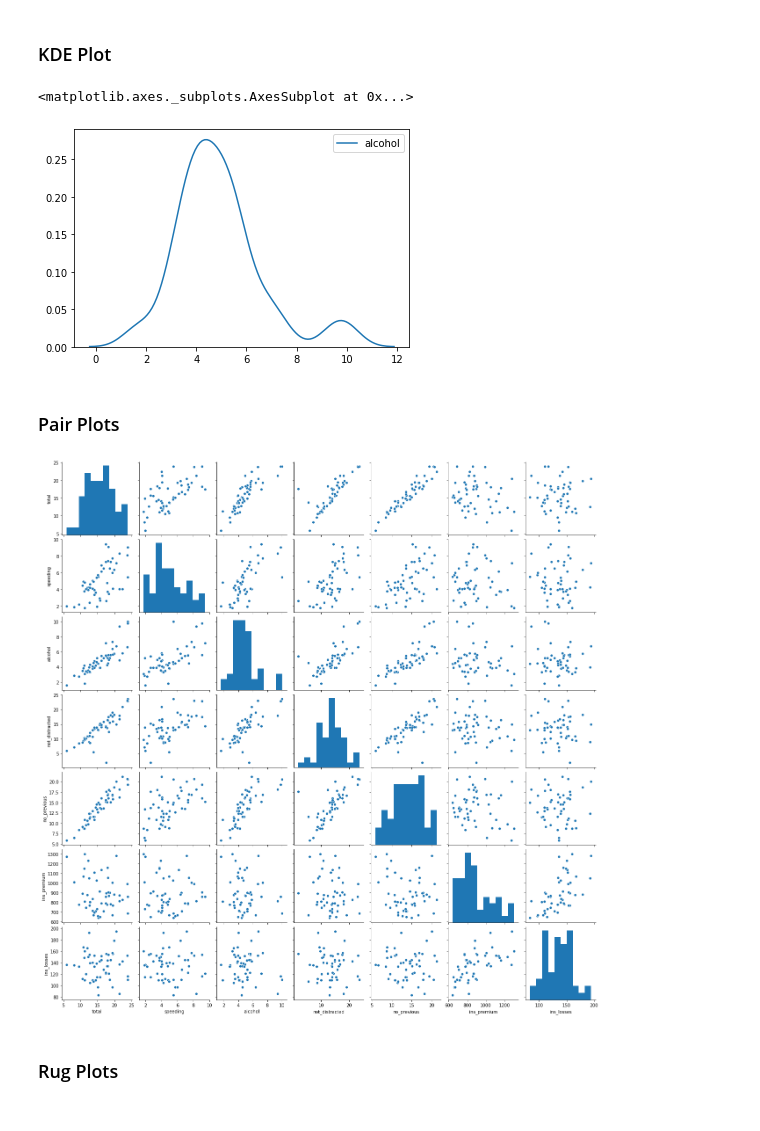
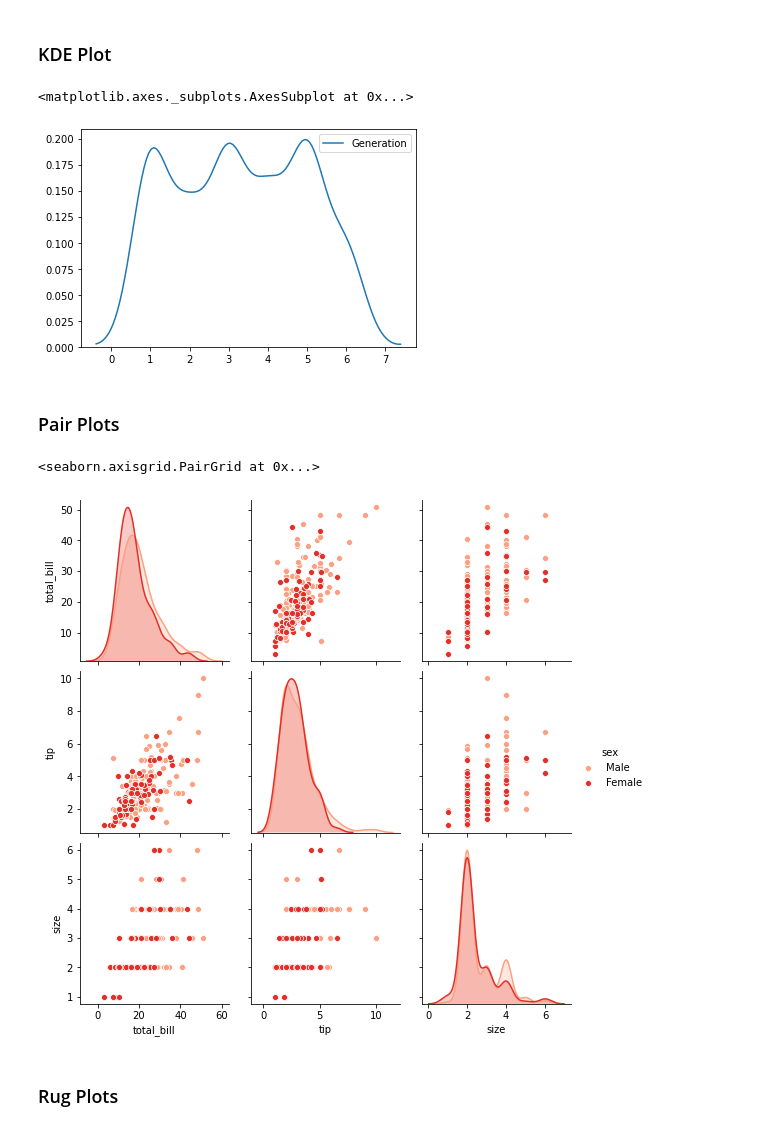
Before and after one commit to Elusive7733/Learning, a Jupyter notebook: Languages/Python_Libraries/Seaborn/Seaborn.ipynb, the cells around one changed output. Drawn from its saved outputs; the diff is of its cells as text; code cells hidden in the pictures.

```diff
--- a/Languages/Python_Libraries/Seaborn/Seaborn.ipynb
+++ b/Languages/Python_Libraries/Seaborn/Seaborn.ipynb
@@ -68,24 +60,25 @@ sns.jointplot(x='speeding', y='alcohol', data=crash_df, kind='reg')
 ### KDE Plot
 # %%
 # Get just the KDE plot
-sns.kdeplot(crash_df['alcohol'])
+sns.kdeplot(pokemon_df['Generation'])
 # %% [output]
 <matplotlib.axes._subplots.AxesSubplot at 0x...>
-[figure, old version]
+[figure, new version]
 # %% [markdown]
 ### Pair Plots
 # %%
 # Pair Plot plots relationships across the entire data frames numerical values
-sns.pairplot(crash_df)
+# sns.pairplot(pokemon_df.iloc[:100,4:10])
 
 # Load data on tips
 tips_df = sns.load_dataset('tips')
 
 # With hue you can pass in a categorical column and the charts will be colorized
 # You can use color maps from Matplotlib to define what colors to use
-# sns.pairplot(tips_df, hue='sex', palette='Blues')
+sns.pairplot(tips_df, hue='sex', palette='Reds')
 # %% [output]
+<seaborn.axisgrid.PairGrid at 0x...>
-[figure, old version]
+[figure, new version]
 # %% [markdown]
 ### Rug Plots
 # %%
```
Also changed, not shown: parts of 6 cells of this notebook, 2 other files.
